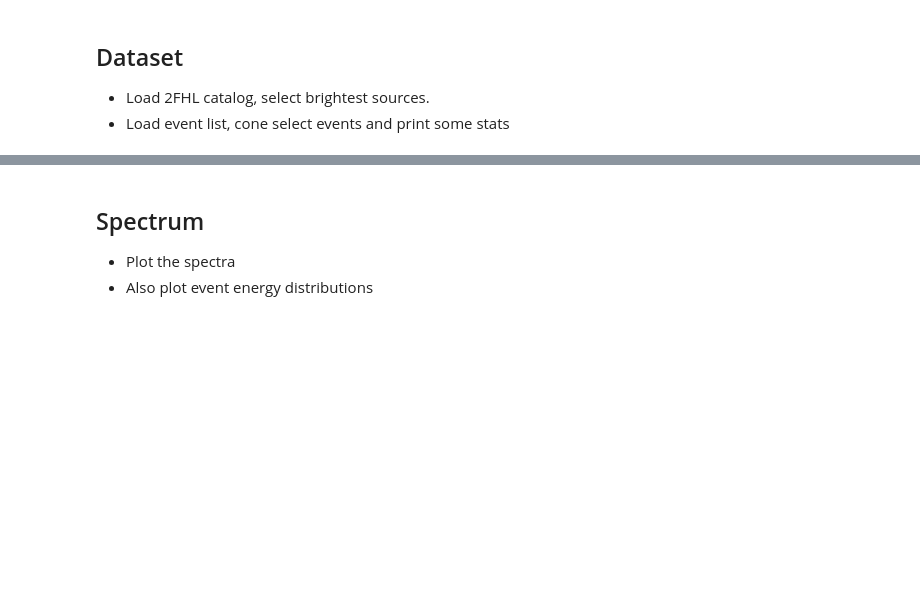
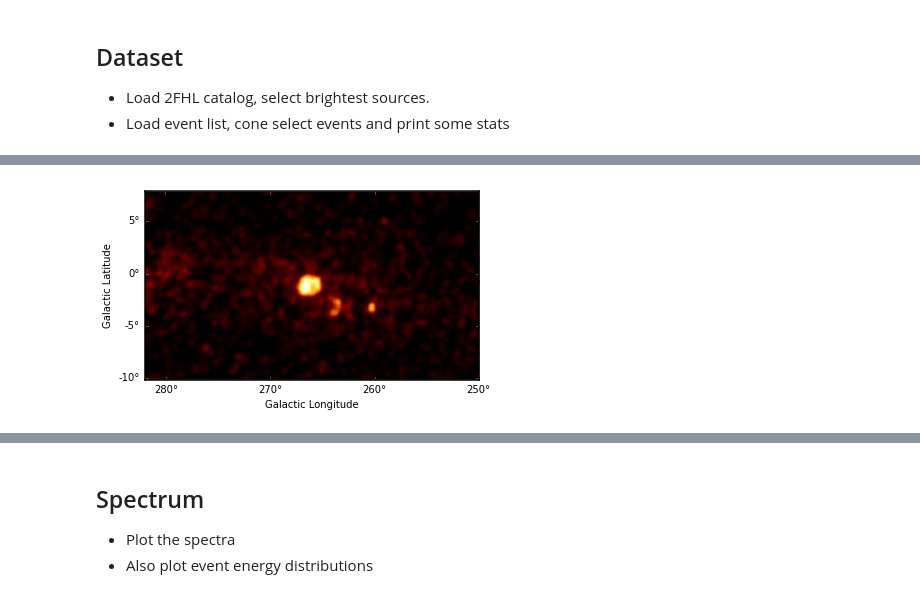
Before and after one commit to gammapy/gammapy-extra, a Jupyter notebook: notebooks/first_steps.ipynb, the cells around one changed output, grey strips where cells are left out. Saved outputs shown, nothing was run; the diff lists cells and outputs as text; code cells hidden in the pictures; blank space fills up the shorter version.

```diff
--- a/notebooks/first_steps.ipynb
+++ b/notebooks/first_steps.ipynb
@@ -87,0 +81,6 @@ WARNING:astropy:AstropyDeprecationWarning: astropy.utils.compat.odict.OrderedDic
+# %%
+vela_smooth = vela_2fhl.smooth('gauss', radius=1)
+# %%
+vela_smooth.plot();
+# %% [output]
+[figure, added]
```
Also changed, not shown: parts of 22 cells of this notebook.
